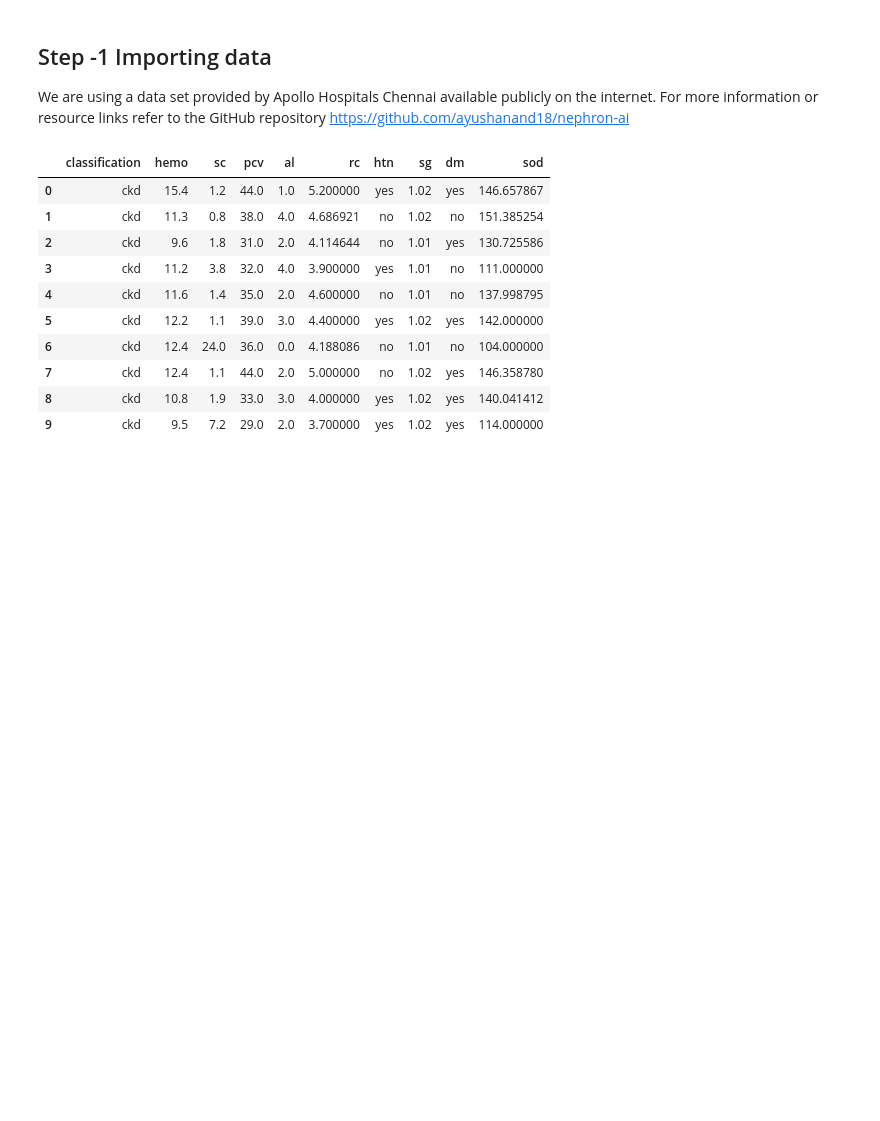
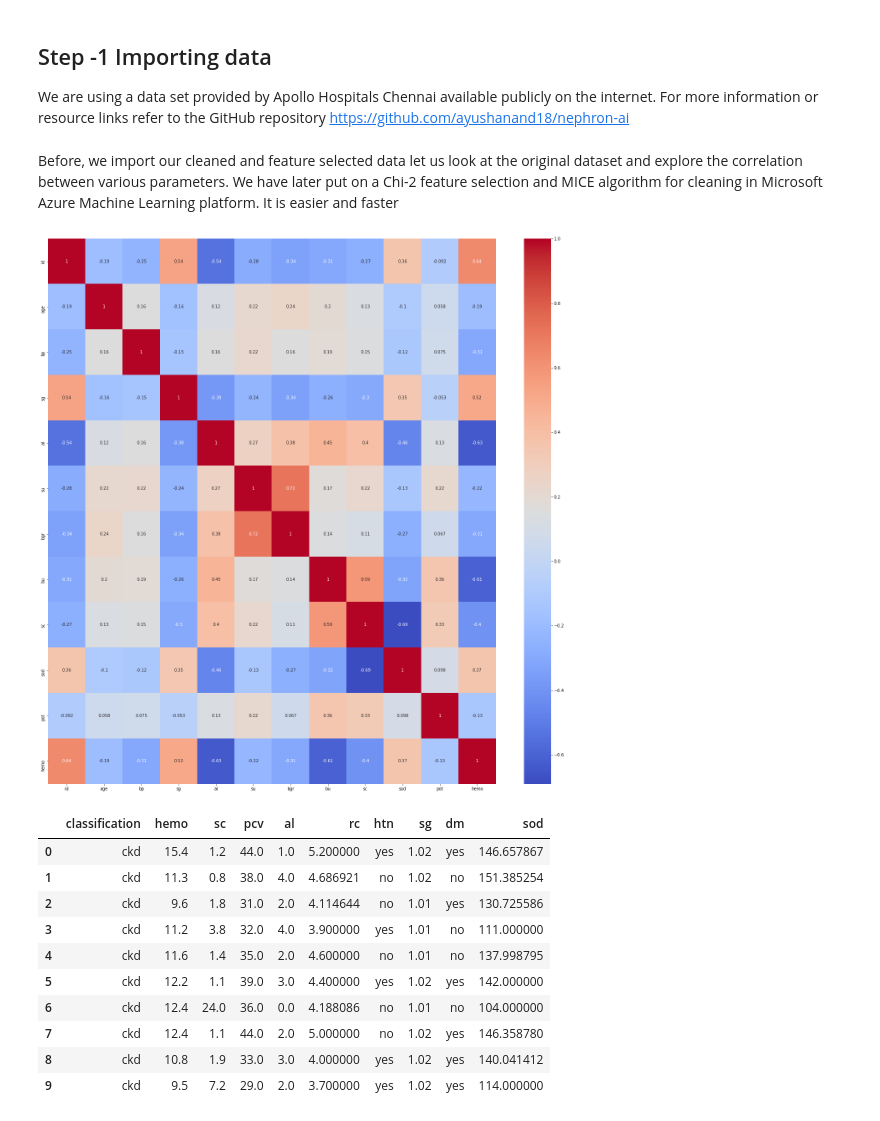
Before and after one commit to ayushanand18/nephron-ai, a Jupyter notebook: code/azureml/NephronAI - detecting disease pytorch notebook.ipynb, the cells around one changed output. Drawn from its saved outputs; the diff is of its cells as text; code cells hidden in the pictures; blank space fills up the shorter version.

```diff
--- a/code/azureml/NephronAI - detecting disease pytorch notebook.ipynb
+++ b/code/azureml/NephronAI - detecting disease pytorch notebook.ipynb
@@ -17,6 +17,18 @@ The primary reason is that PyTorch uses dynamic computation graphs while Tensorf
 ## Step -1 Importing data
 
 We are using a data set provided by Apollo Hospitals Chennai available publicly on the internet. For more information or resource links refer to the GitHub repository [https://github.com/ayushanand18/nephron-ai](https://github.com/ayushanand18/nephron-ai)
+# %% [markdown]
+Before, we import our cleaned and feature selected data let us look at the original dataset and explore the correlation between various parameters. We have later put on a Chi-2 feature selection and MICE algorithm for cleaning in Microsoft Azure Machine Learning platform. It is easier and faster
 # %%
 import pandas as pd
+# %%
+dataorig = pd.read_csv('../data/ChronicKidneyDiseaseData - OriginalData.csv')
+import matplotlib.pyplot as plt
+import seaborn as sns
+dataorig = pd.DataFrame(data=dataorig).replace('yes',True)
+plt.figure(figsize = (24,24))
+sns.heatmap(dataorig.corr(), annot = True, cmap = 'coolwarm') # looking for strong correlations with "classification" row
+plt.show()
+# %% [output]
+[figure, added]
 # %%
```
Also changed, not shown: parts of 12 cells of this notebook, 3 other files.
